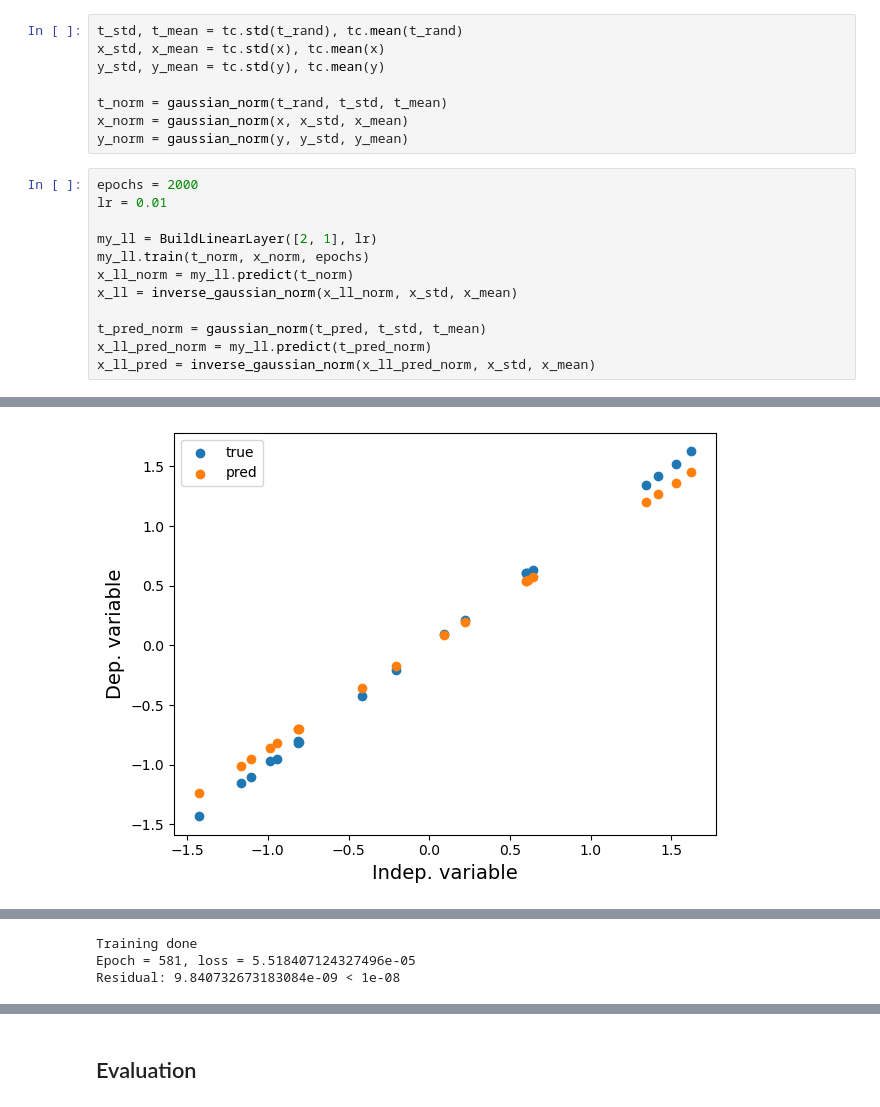
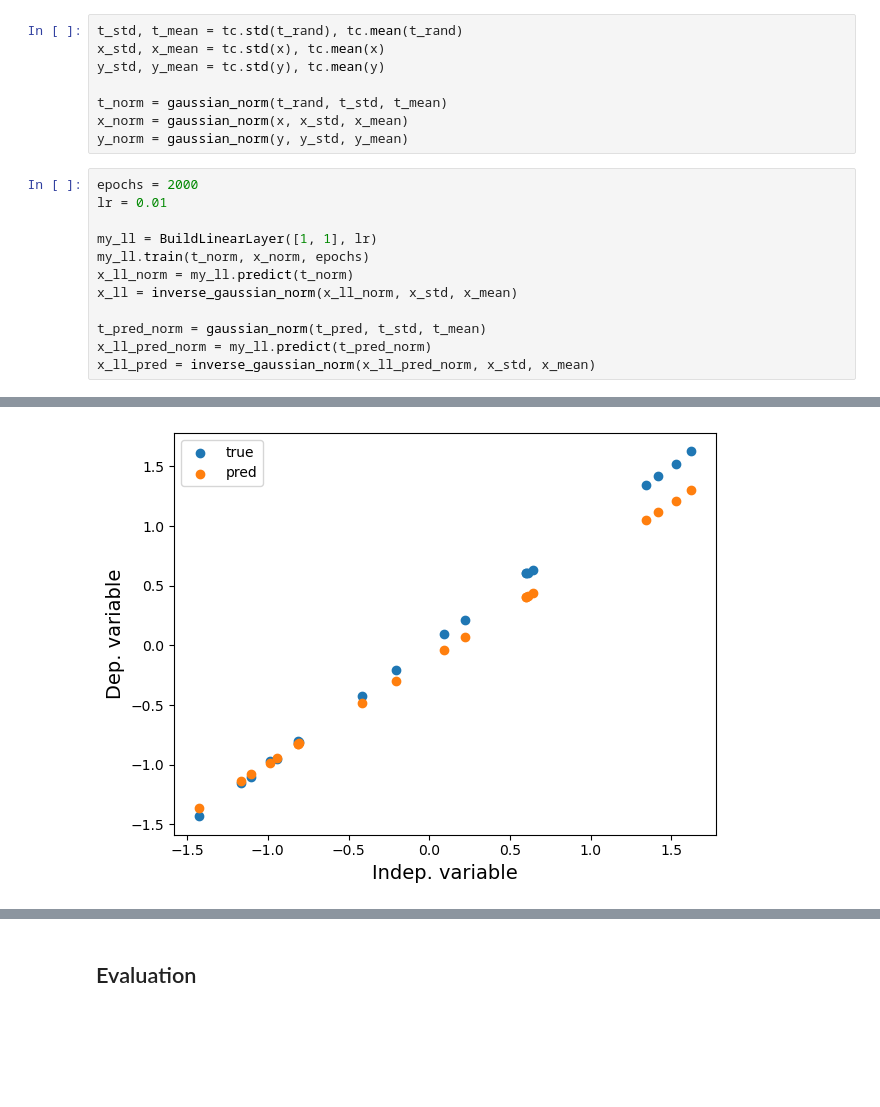
Before and after one commit to AJG91/linear-regression, a Jupyter notebook: notebooks/linear_regression-projectile_motion.ipynb, the cells around one changed output, grey strips where cells are left out. Cells and saved outputs as stored; diff of their text form; blank space fills up the shorter version.

Commit message:
Changed the number of input features for x linear layer and modified model to adjust for varying number of input features

```diff
--- a/notebooks/linear_regression-projectile_motion.ipynb
+++ b/notebooks/linear_regression-projectile_motion.ipynb
@@ -184,7 +174,7 @@ y_norm = gaussian_norm(y, y_std, y_mean)
 epochs = 2000
 lr = 0.01
 
-my_ll = BuildLinearLayer([2, 1], lr)
+my_ll = BuildLinearLayer([1, 1], lr)
 my_ll.train(t_norm, x_norm, epochs)
 x_ll_norm = my_ll.predict(t_norm)
 x_ll = inverse_gaussian_norm(x_ll_norm, x_std, x_mean)
@@ -197 +187 @@ epoch = 100, loss = 0.013615655712783337
-[figure, old version]
+[figure, new version]
@@ -206,3 +195,0 @@ epoch = 500, loss = 5.642818723572418e-05
-Training done
-Epoch = 581, loss = 5.518407124327496e-05
-Residual: 9.840732673183084e-09 < 1e-08
```
Also changed, not shown: parts of 9 cells of this notebook, 6 other files.
